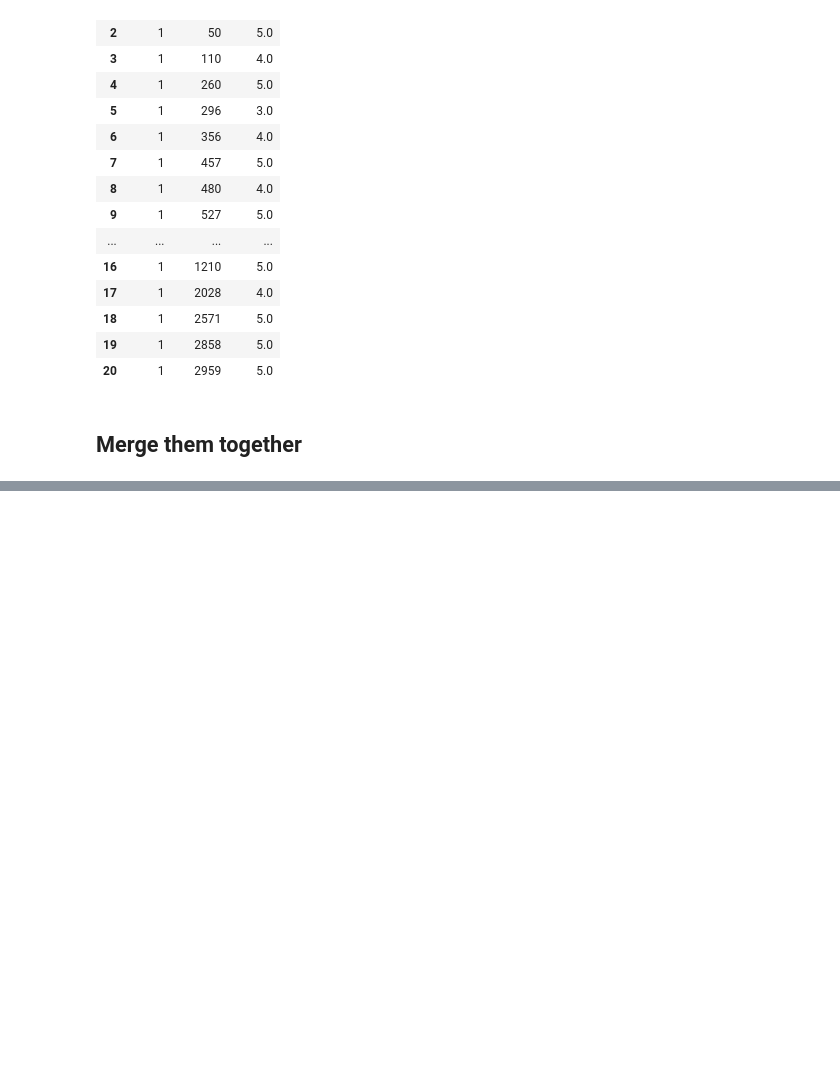
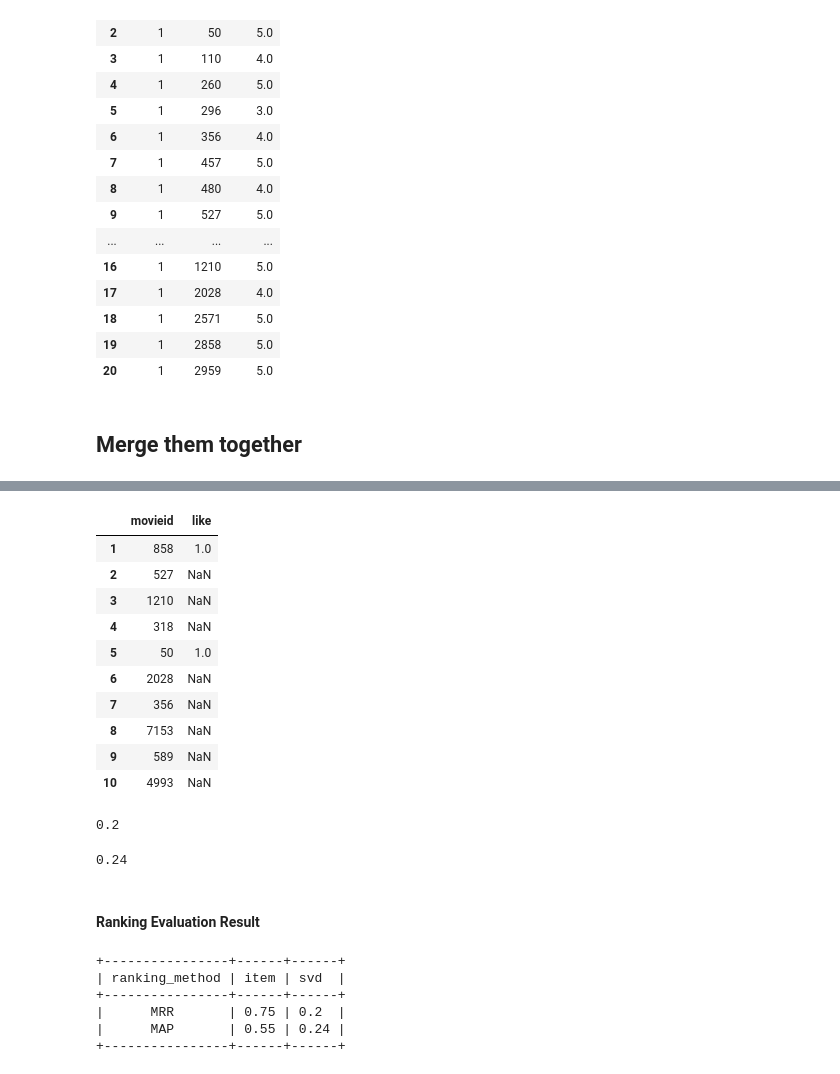
Before and after one commit to xiaolancara/Recommender-System, a Jupyter notebook: movie_recommender-system/Algorithm- Item_based & SVD.ipynb, the cells around one changed output, grey strips where cells are left out. Cells and saved outputs as stored; diff of their text form; code cells hidden in the pictures; blank space fills up the shorter version.

```diff
--- a/movie_recommender-system/Algorithm- Item_based & SVD.ipynb
+++ b/movie_recommender-system/Algorithm- Item_based & SVD.ipynb
@@ -396,0 +498,44 @@ svd based:  0.8412188057770015
+# %%
+df_svd_user4 = pd.DataFrame(NaN, index=svdbased_object.pred_user_rating(4).index, columns=['like'])
+df_svd_user4['like'] = df_svd_user4[df_svd_user4['like'].index.isin(user4_like)].fillna(1)
+df_svd_user4.reset_index(inplace = True)
+df_svd_user4.index += 1
+df_svd_user4
+# %% [output]
+|  | movieid | like |
+| 1 | 858 | 1.0 |
+| 2 | 527 | NaN |
+| 3 | 1210 | NaN |
+| 4 | 318 | NaN |
+| 5 | 50 | 1.0 |
+| 6 | 2028 | NaN |
+| 7 | 356 | NaN |
+| 8 | 7153 | NaN |
+| 9 | 589 | NaN |
+| 10 | 4993 | NaN |
+# %%
+# MRR
+list_svd_ranking.append(np.round((1/4+1/7)/2,2))
+list_svd_ranking[-1]
+# %% [output]
+0.2
+# %%
+# MAP
+list_svd_ranking.append(np.round(((1/4+2/7+3/8)/3 + (1/7+2/10)/2)/2, 2))
+list_svd_ranking[-1]
+# %% [output]
+0.24
+# %% [markdown]
+#### Ranking Evaluation Result
+# %%
+t = PrettyTable(['ranking_method','item', 'svd'])
+for i in range(len(list_item_ranking)):
+    t.add_row([ranking_method[i], list_item_ranking[i], list_svd_ranking[i]])
+print(t)
+# %% [output]
++----------------+------+------+
+| ranking_method | item | svd  |
++----------------+------+------+
+|      MRR       | 0.75 | 0.2  |
+|      MAP       | 0.55 | 0.24 |
++----------------+------+------+
```
Also changed, not shown: parts of 19 cells of this notebook.
